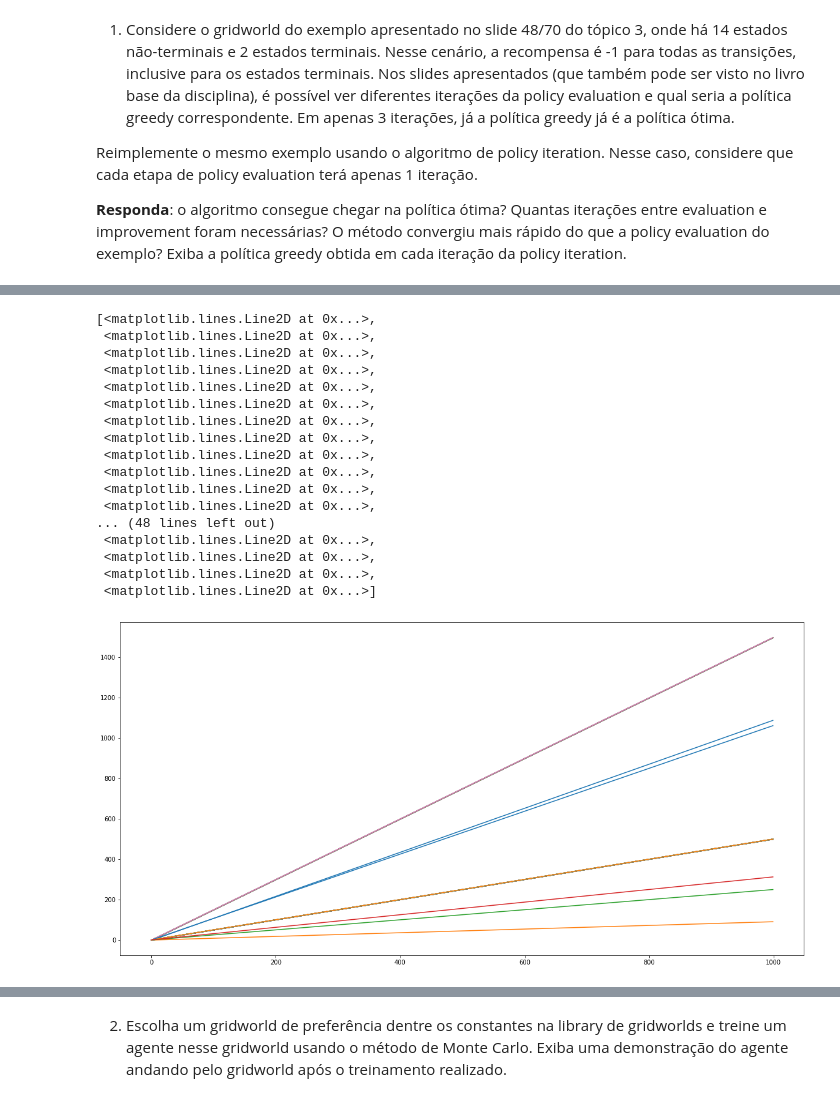
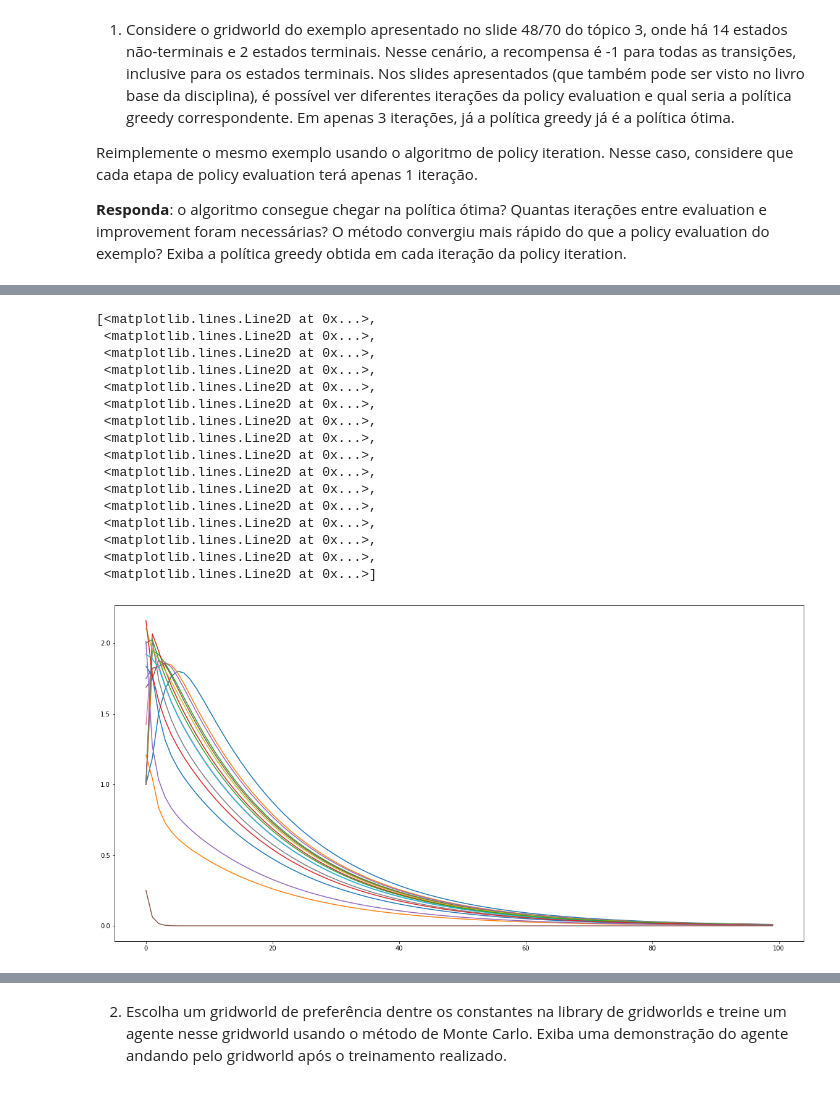
Before and after one commit to girotodenis/semisupervisionada, a Jupyter notebook: Lista_RL_2019_1_<NOME_INICIAL_DOS_INTEGRANTES_DO_GRUPO>.ipynb, the cells around one changed output, grey strips where cells are left out. Drawn from its saved outputs; the diff is of its cells as text; code cells hidden in the pictures.

```diff
--- a/Lista_RL_2019_1_<NOME_INICIAL_DOS_INTEGRANTES_DO_GRUPO>.ipynb
+++ b/Lista_RL_2019_1_<NOME_INICIAL_DOS_INTEGRANTES_DO_GRUPO>.ipynb
@@ -166,6 +166,9 @@ class Agente:
 
           deltaState = Algoritimo.policy(self.states, mundo)
           deltas.append(deltaState)
+          if it in [0,1,2,9, 99, self.iterations-1]:
+            self.grid()
+            print()
           #sub = 0
           #while True:
           #    sub += 1
@@ -185,7 +188,9 @@ class Agente:
       #print('fim.')
       #all_series = [list(x)[:50] for x in deltas.values()]
       #return all_series
+
       return deltas
+
   def grid(self):
     for i in self.states:
       for j in i:
@@ -251,38 +256,39 @@ class PolicyEvaluation:
         return action
 
     def takeAction(self, action, mundo):
-        #if mundo.is_fim(tuple(posicao)):
-        #    return -1, None
+        if mundo.is_fim(tuple(self.posicao)):
+            return self.reward_value, self.posicao
+
         nova_posicao, movimento, inicio, fim = mundo.mover(self.posicao, action)
+        self.reward_value
+        if nova_posicao is None or inicio:
+            nova_posicao = self.posicao
 
-        if inicio or fim:
-            return -1, self.posicao
-        #saiu do mundo - Ações que levam o agente para fora do grid deixam o estado inalterado;
-        if nova_posicao is None or inicio:
-            return -1, self.posicao
-        #Rt = -1 -> em todas transições
         return self.reward_value, tuple(nova_posicao)
 
     def policy(states, mundo):
       deltaState = []
       gamma = 1.0
-      #alpha = 0.5
       for i in states:
         for state in i:
-          weightedRewards = 0
+          novo_valor = 0
           for action in mundo.actions:
             reward, nova_posicao = state.takeAction(action, mundo)
             next_cell =  states[nova_posicao]
-            weightedRewards += (1/len(mundo.actions))*(reward+(gamma*next_cell.value))
-            deltaState.append(np.abs(state.value - weightedRewards))
-            state.value = weightedRewards
+            novo_valor += (1/len(mundo.actions))*(reward+(gamma*next_cell.value))
+            if mundo.is_fim(nova_posicao):
+              break
+
+          deltaState.append(np.abs(state.value - novo_valor))
+          state.value = novo_valor
       return deltaState
 # %%
 
-mundo = Mundo(4, 4, (0, 0), (3, 3), pcardeais4, actions4, [0,0,0,0])
-agente = Agente(1000)
-deltas = agente.learn(mundo, PolicyEvaluation)
-print(agente.grid())
+mundo1 = Mundo(4, 4, (0, 0), (3, 3), pcardeais4, actions4, [0,0,0,0])
+agente = Agente(100)
+deltas = agente.learn(mundo1, PolicyEvaluation)
 print()
 print(agente.melhor_caminho(mundo.inicio, mundo))
+plt.figure(figsize=(20, 10))
+plt.plot(deltas)
 # %% [output]
@@ -300,22 +312,17 @@ None
+[<matplotlib.lines.Line2D at 0x...>,
+ <matplotlib.lines.Line2D at 0x...>,
+ <matplotlib.lines.Line2D at 0x...>,
+ <matplotlib.lines.Line2D at 0x...>,
+ <matplotlib.lines.Line2D at 0x...>,
+ <matplotlib.lines.Line2D at 0x...>,
+ <matplotlib.lines.Line2D at 0x...>,
+ <matplotlib.lines.Line2D at 0x...>,
+ <matplotlib.lines.Line2D at 0x...>,
+ <matplotlib.lines.Line2D at 0x...>,
+ <matplotlib.lines.Line2D at 0x...>,
+ <matplotlib.lines.Line2D at 0x...>,
+ <matplotlib.lines.Line2D at 0x...>,
+ <matplotlib.lines.Line2D at 0x...>,
+ <matplotlib.lines.Line2D at 0x...>,
+ <matplotlib.lines.Line2D at 0x...>]
+[figure, added]
-# %%
-plt.figure(figsize=(20, 10))
-plt.plot(deltas)
-# %% [output]
-[<matplotlib.lines.Line2D at 0x...>,
- <matplotlib.lines.Line2D at 0x...>,
- <matplotlib.lines.Line2D at 0x...>,
- <matplotlib.lines.Line2D at 0x...>,
- <matplotlib.lines.Line2D at 0x...>,
- <matplotlib.lines.Line2D at 0x...>,
- <matplotlib.lines.Line2D at 0x...>,
- <matplotlib.lines.Line2D at 0x...>,
- <matplotlib.lines.Line2D at 0x...>,
- <matplotlib.lines.Line2D at 0x...>,
- <matplotlib.lines.Line2D at 0x...>,
- <matplotlib.lines.Line2D at 0x...>,
-... (48 lines left out)
- <matplotlib.lines.Line2D at 0x...>,
- <matplotlib.lines.Line2D at 0x...>,
- <matplotlib.lines.Line2D at 0x...>,
- <matplotlib.lines.Line2D at 0x...>]
-[figure, removed]
```
Also changed, not shown: parts of 2 cells of this notebook.
